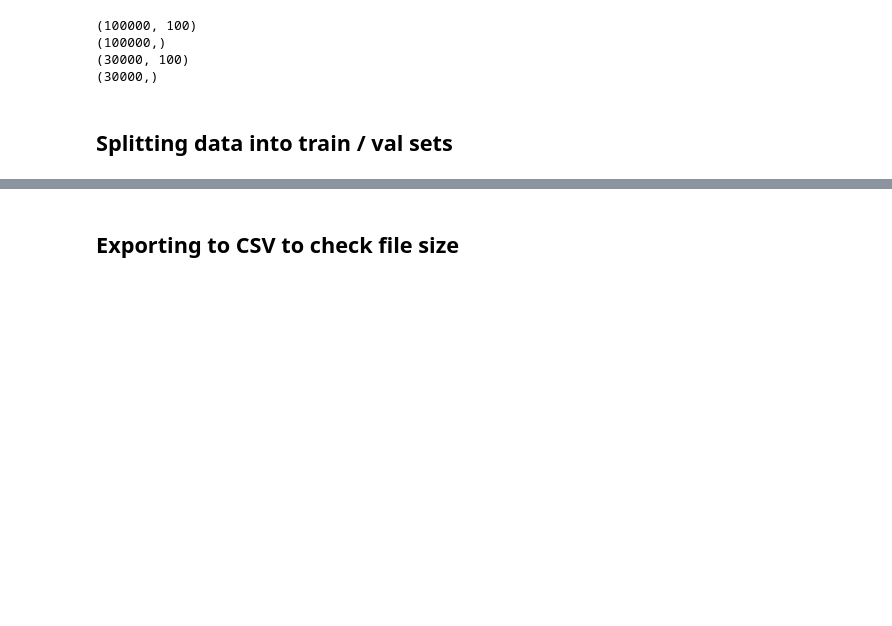
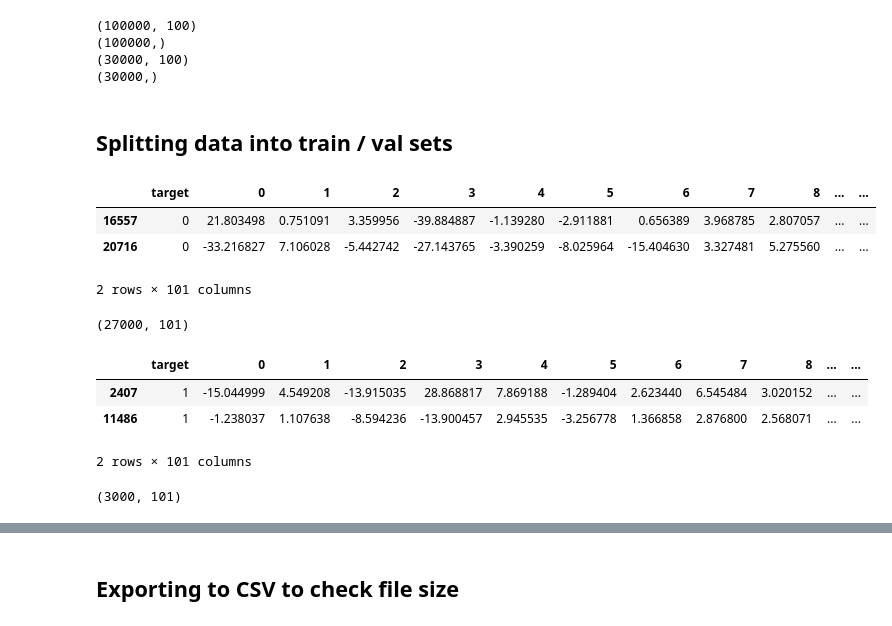
Before and after one commit to ggomp2885/Python, a Jupyter notebook: ML_experiments/10_million_datapoints.ipynb, the cells around one changed output, grey strips where cells are left out. Drawn from its saved outputs; the diff is of its cells as text; code cells hidden in the pictures; blank space fills up the shorter version.

```diff
--- a/ML_experiments/10_million_datapoints.ipynb
+++ b/ML_experiments/10_million_datapoints.ipynb
@@ -76,0 +147,20 @@ all_data
+# %%
+%%time
+X_train, X_test, y_train, y_test = train_test_split(X, y, test_size=.1, stratify=y, random_state=1)
+
+df_train = pd.concat([y_train, X_train], axis=1)
+df_val = pd.concat([y_test, X_test], axis=1)
+
+display(df_train.tail(2), df_train.shape)
+display(df_val.tail(2), df_val.shape)
+# %% [output]
+|  | target | 0 | 1 | 2 | 3 | 4 | 5 | 6 | 7 | 8 | ... | ... |
+| 16557 | 0 | 21.803498 | 0.751091 | 3.359956 | -39.884887 | -1.139280 | -2.911881 | 0.656389 | 3.968785 | 2.807057 | ... | ... |
+| 20716 | 0 | -33.216827 | 7.106028 | -5.442742 | -27.143765 | -3.390259 | -8.025964 | -15.404630 | 3.327481 | 5.275560 | ... | ... |
+2 rows × 101 columns
+(27000, 101)
+|  | target | 0 | 1 | 2 | 3 | 4 | 5 | 6 | 7 | 8 | ... | ... |
+| 2407 | 1 | -15.044999 | 4.549208 | -13.915035 | 28.868817 | 7.869188 | -1.289404 | 2.623440 | 6.545484 | 3.020152 | ... | ... |
+| 11486 | 1 | -1.238037 | 1.107638 | -8.594236 | -13.900457 | 2.945535 | -3.256778 | 1.366858 | 2.876800 | 2.568071 | ... | ... |
+2 rows × 101 columns
+(3000, 101)
```
Also changed, not shown: parts of 33 cells of this notebook, 3 other files.
